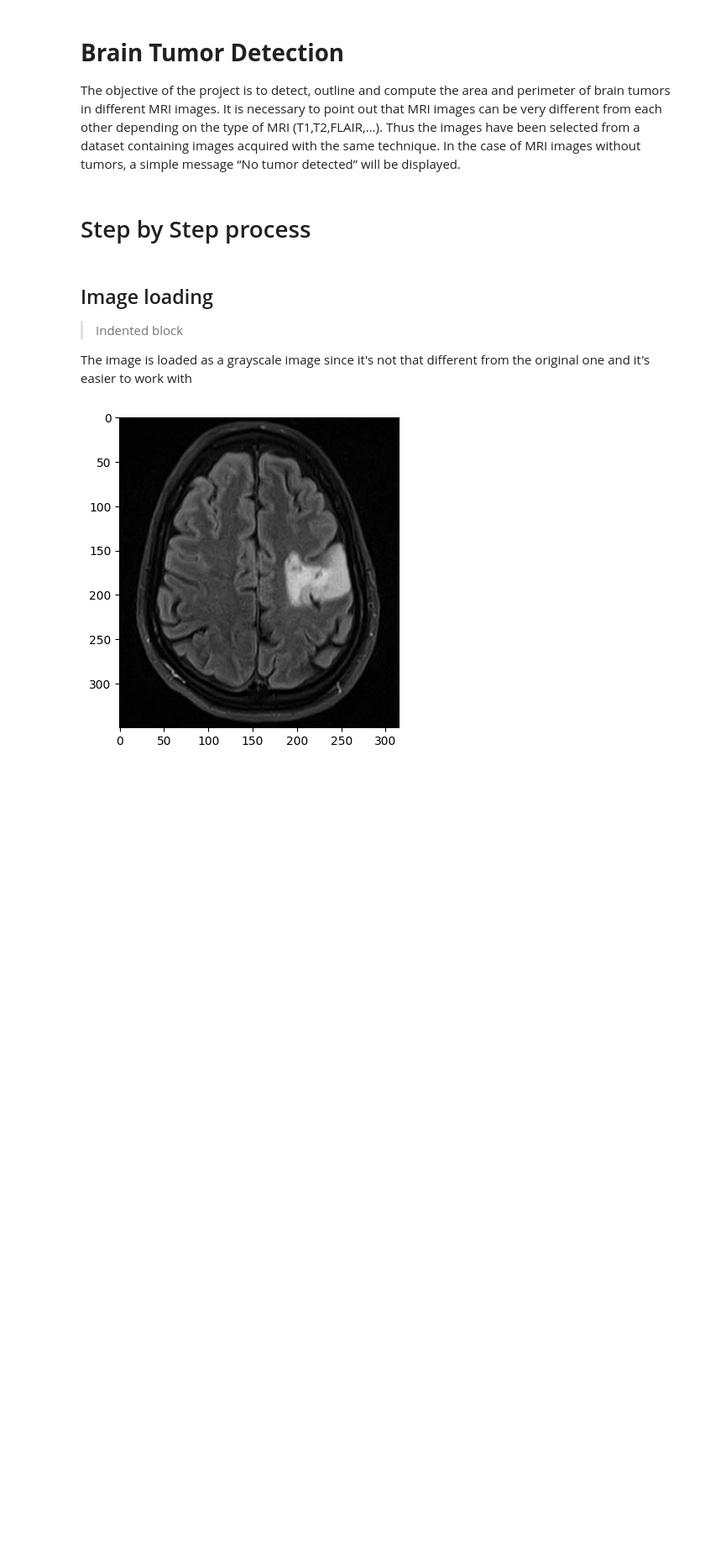
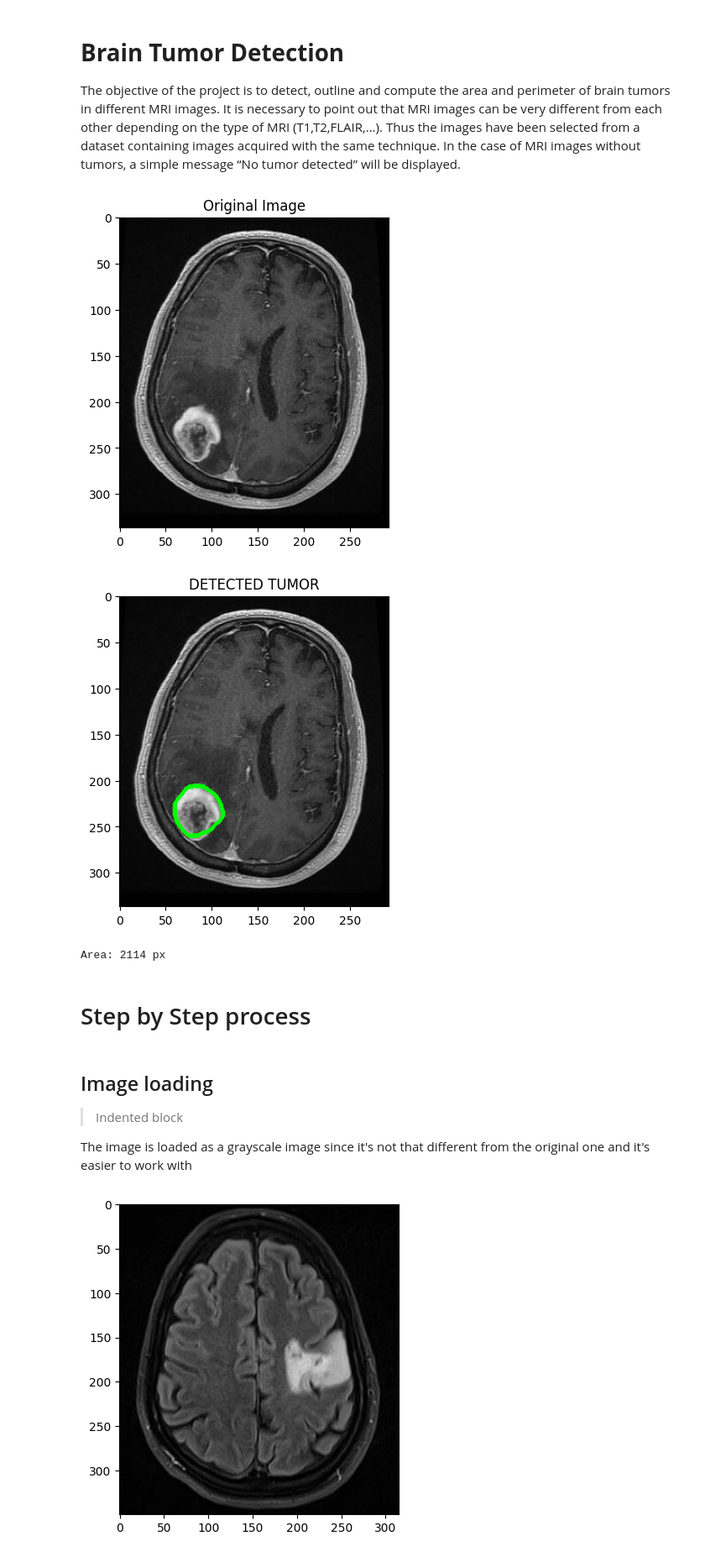
Before and after one commit to rahul-bangar/Image_Processing, a Jupyter notebook: Brain_Tumor_Detection_through_Image_Processing.ipynb, the cells around one changed output. Shown at 84% size. Drawn from its saved outputs; the diff is of its cells as text; code cells hidden in the pictures; blank space fills up the shorter version.

```diff
--- a/Brain_Tumor_Detection_through_Image_Processing.ipynb
+++ b/Brain_Tumor_Detection_through_Image_Processing.ipynb
@@ -61,8 +61,12 @@ def detect_tumor(img):
   else:
       print("No tumor detected")
 # %%
-img = cv.imread("/content/Y4.JPG", cv.IMREAD_GRAYSCALE)
+img = cv.imread("/Users/rahulbangar/Desktop/Image_Processing/Y4.jpg", cv.IMREAD_GRAYSCALE)
 detect_tumor(img)
+# %% [output]
+[figure, added]
+[figure, added]
+Area: 2114 px
 # %% [markdown]
 # Step by Step process
 # %% [markdown]
```
Also changed, not shown: parts of 3 cells of this notebook.
